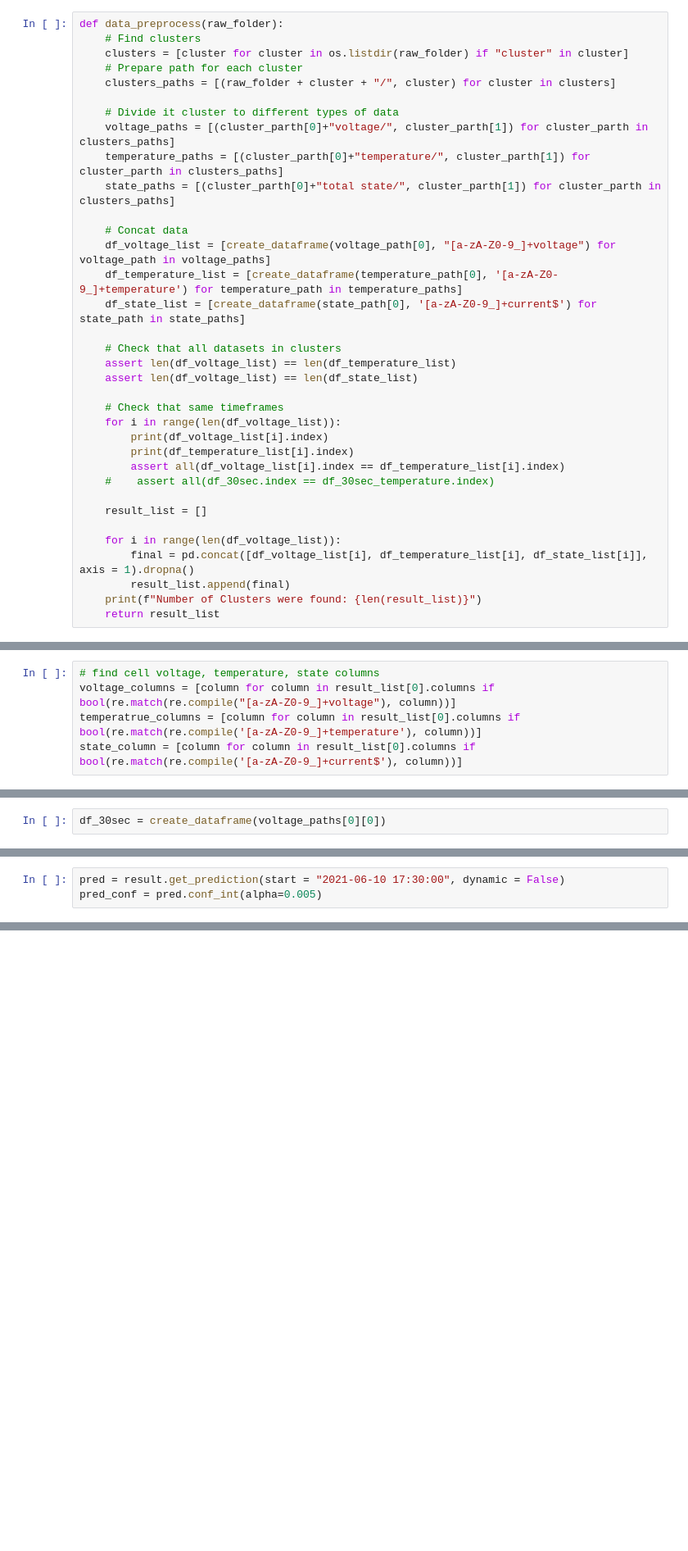
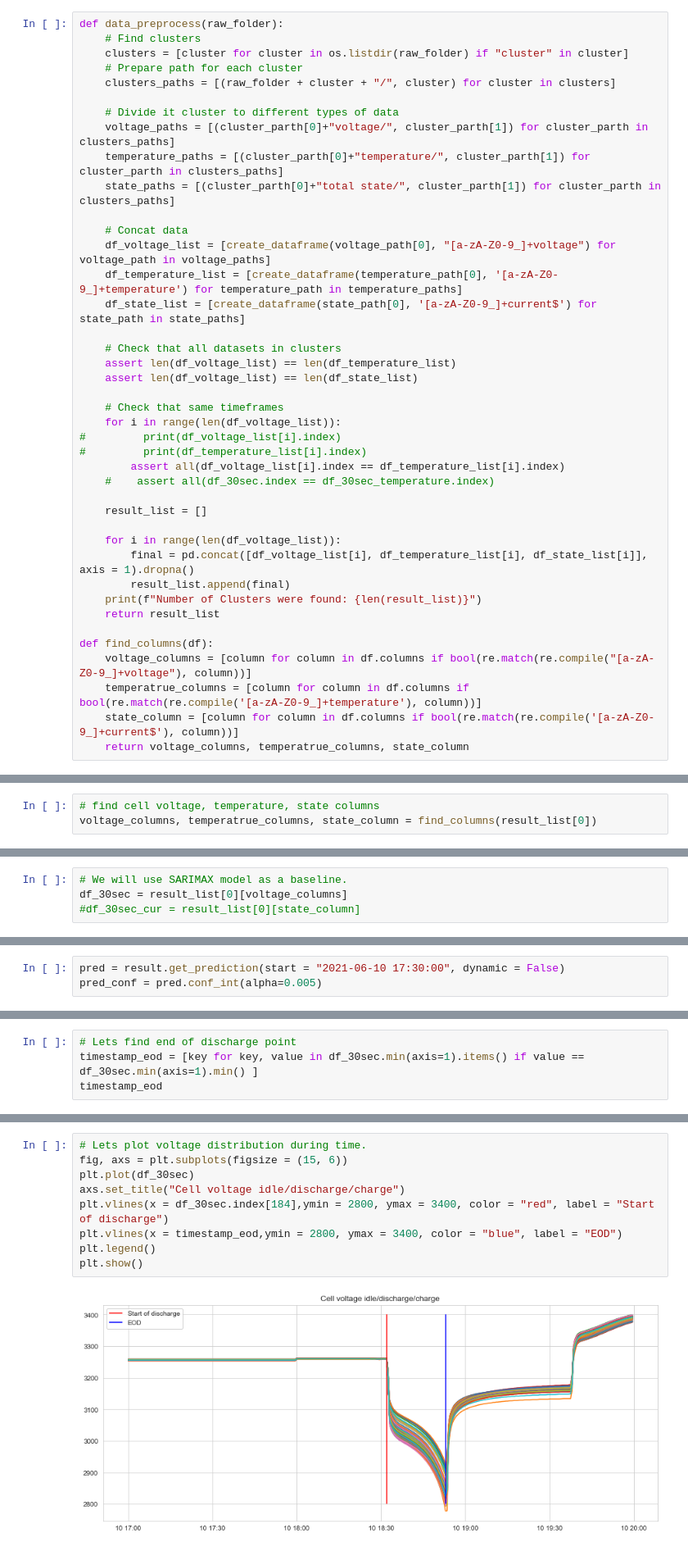
Before and after one commit to 314ka4y/Anomaly-detection-project, a Jupyter notebook: Anomaly_detection.ipynb, the cells around one changed output, grey strips where cells are left out. Shown at 82% size. Drawn from its saved outputs; the diff is of its cells as text; blank space fills up the shorter version.

Commit message:
1st model

```diff
--- a/Anomaly_detection.ipynb
+++ b/Anomaly_detection.ipynb
@@ -286,8 +293,8 @@ def data_preprocess(raw_folder):
 
     # Check that same timeframes
     for i in range(len(df_voltage_list)):
-        print(df_voltage_list[i].index)
-        print(df_temperature_list[i].index)
+#         print(df_voltage_list[i].index)
+#         print(df_temperature_list[i].index)
         assert all(df_voltage_list[i].index == df_temperature_list[i].index)
     #    assert all(df_30sec.index == df_30sec_temperature.index)
 
@@ -298,3 +305,9 @@ def data_preprocess(raw_folder):
         result_list.append(final)
     print(f"Number of Clusters were found: {len(result_list)}")
     return result_list
+
+def find_columns(df):
+    voltage_columns = [column for column in df.columns if bool(re.match(re.compile("[a-zA-Z0-9_]+voltage"), column))]
+    temperatrue_columns = [column for column in df.columns if bool(re.match(re.compile('[a-zA-Z0-9_]+temperature'), column))]
+    state_column = [column for column in df.columns if bool(re.match(re.compile('[a-zA-Z0-9_]+current$'), column))]
+    return voltage_columns, temperatrue_columns, state_column
@@ -321,7 +335,5 @@ DatetimeIndex(['2021-06-10 17:00:00', '2021-06-10 17:00:30',
 Number of Clusters were found: 2
 # %%
 # find cell voltage, temperature, state columns
-voltage_columns = [column for column in result_list[0].columns if bool(re.match(re.compile("[a-zA-Z0-9_]+voltage"), column))]
-temperatrue_columns = [column for column in result_list[0].columns if bool(re.match(re.compile('[a-zA-Z0-9_]+temperature'), column))]
-state_column = [column for column in result_list[0].columns if bool(re.match(re.compile('[a-zA-Z0-9_]+current$'), column))]
+voltage_columns, temperatrue_columns, state_column = find_columns(result_list[0])
 # %%
@@ -374,2 +353,4 @@ temperatrue_columns
 # %%
-df_30sec = create_dataframe(voltage_paths[0][0])
+# We will use SARIMAX model as a baseline.
+df_30sec = result_list[0][voltage_columns]
+#df_30sec_cur = result_list[0][state_column]
@@ -431,0 +470,4 @@ plt.plot(pred.predicted_mean - pred_conf.iloc[:,1], label = "predicted")
+# %%
+# Lets find end of discharge point
+timestamp_eod = [key for key, value in df_30sec.min(axis=1).items() if value == df_30sec.min(axis=1).min() ]
+timestamp_eod
@@ -432 +476,12 @@ plt.plot(pred.predicted_mean - pred_conf.iloc[:,1], label = "predicted")
+# %%
+# Lets plot voltage distribution during time.
+fig, axs = plt.subplots(figsize = (15, 6))
+plt.plot(df_30sec)
+axs.set_title("Cell voltage idle/discharge/charge")
+plt.vlines(x = df_30sec.index[184],ymin = 2800, ymax = 3400, color = "red", label = "Start of discharge")
+plt.vlines(x = timestamp_eod,ymin = 2800, ymax = 3400, color = "blue", label = "EOD")
+plt.legend()
+plt.show()
+# %% [output]
+[figure, added]
 # %%
```
Also changed, not shown: parts of 66 cells of this notebook.
